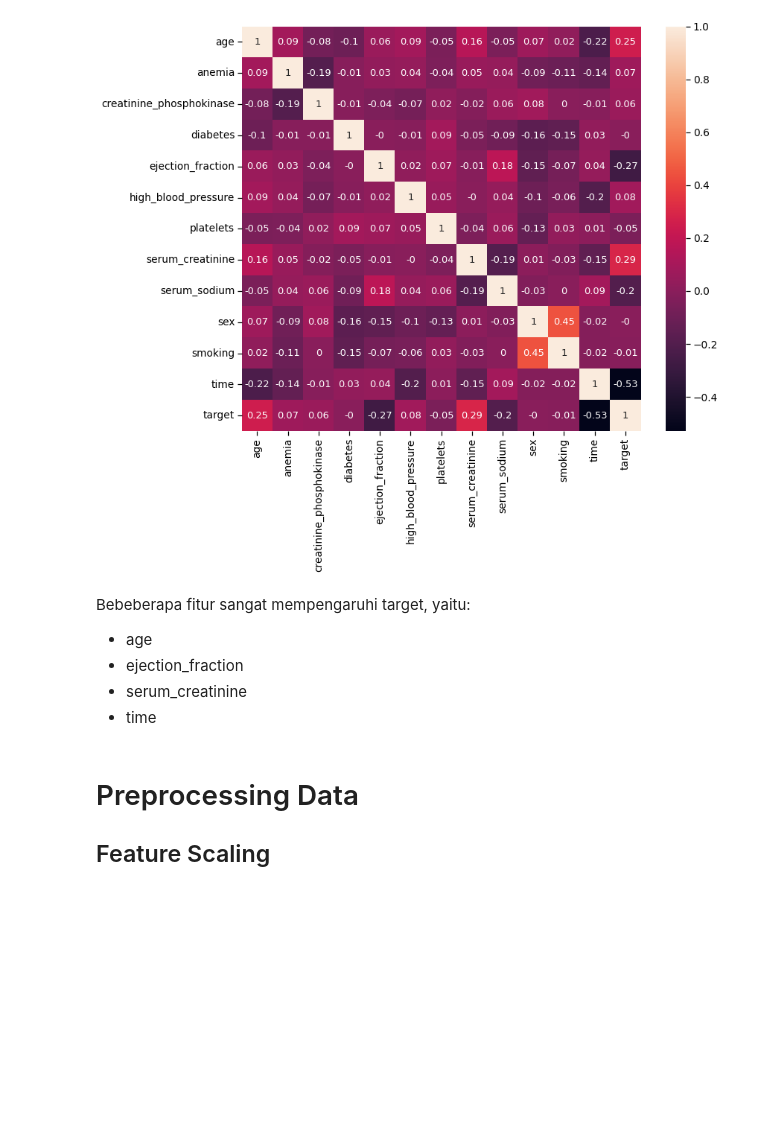
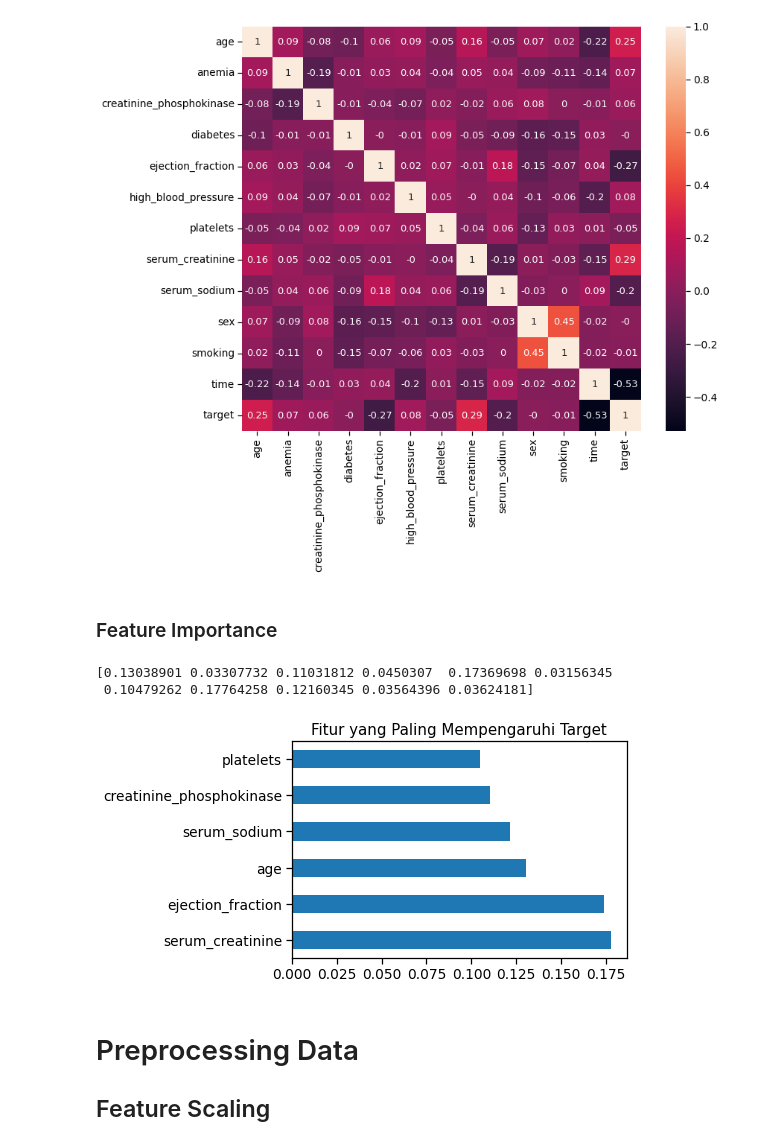
Before and after one commit to vistasasmitapadmanagara/H8_4_Vista, a Jupyter notebook: projek3_ensemble/notebook/projek_3_ensemble.ipynb, the cells around one changed output. Drawn from its saved outputs; the diff is of its cells as text; code cells hidden in the pictures; blank space fills up the shorter version.

```diff
--- a/projek3_ensemble/notebook/projek_3_ensemble.ipynb
+++ b/projek3_ensemble/notebook/projek_3_ensemble.ipynb
@@ -210,12 +211,26 @@ fig = sns.heatmap(data=round(df.corr(),2), annot=True, annot_kws={"fontsize":13}
 plt.show()
 # %% [output]
 [figure]
-# %% [markdown]
-Bebeberapa fitur sangat mempengaruhi target, yaitu:
-- age
-- ejection_fraction
-- serum_creatinine
-- time
+# %% [markdown]
+### Feature Importance
+# %%
+X = df.drop(['time','target'], axis=1)
+y = df['target']
+
+from sklearn.ensemble import ExtraTreesClassifier
+model = ExtraTreesClassifier()
+model.fit(X,y)
+print(model.feature_importances_)
+
+#plot the graph of feature importances
+feat_importances = pd.Series(model.feature_importances_, index=X.columns)
+feat_importances.nlargest(6).plot(kind='barh')
+plt.title("Fitur yang Paling Mempengaruhi Target")
+plt.show()
+# %% [output]
+[0.13038901 0.03307732 0.11031812 0.0450307  0.17369698 0.03156345
+ 0.10479262 0.17764258 0.12160345 0.03564396 0.03624181]
+[figure, added]
 # %% [markdown]
 # Preprocessing Data
 ## Feature Scaling
```
Also changed, not shown: parts of 16 cells of this notebook.
